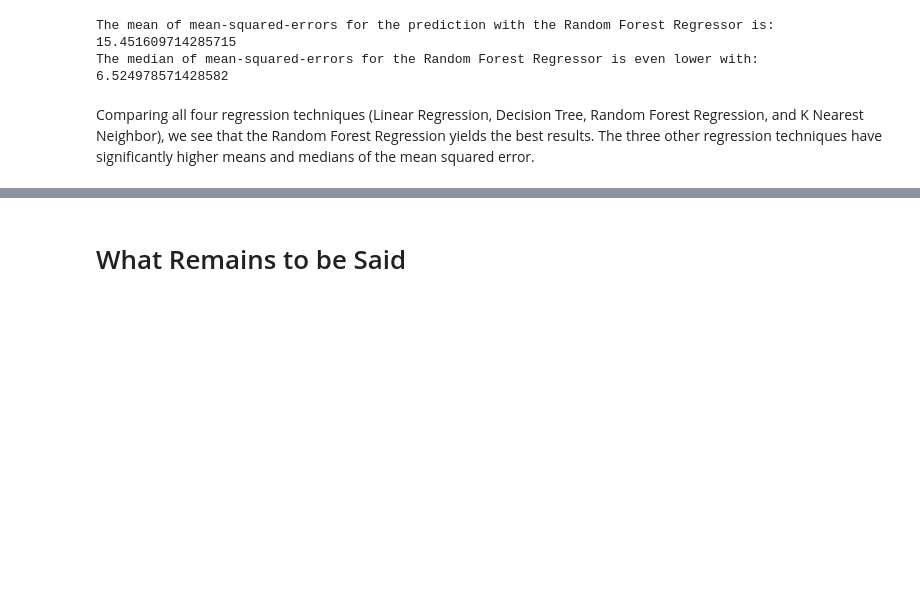
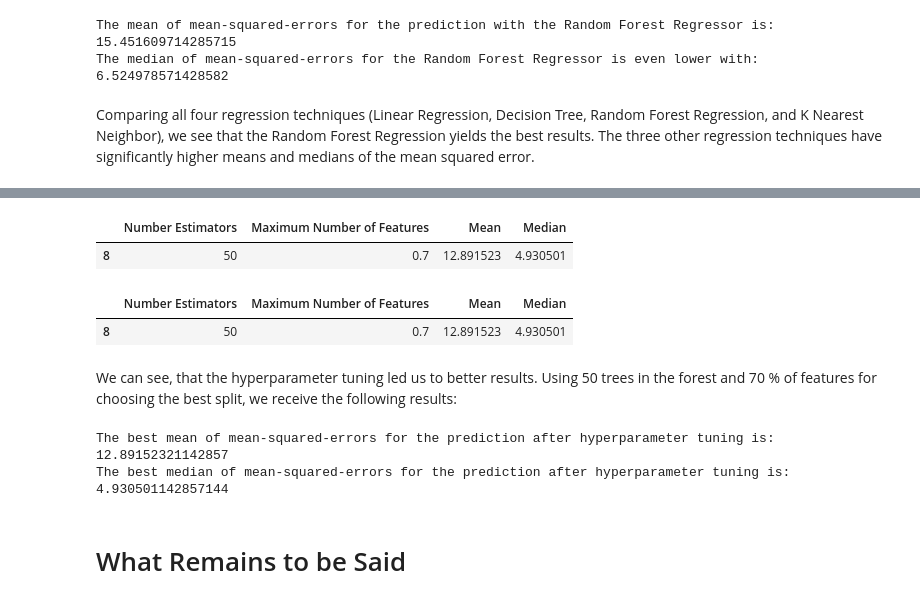
Before and after one commit to felineR/electricVehicleConsumptionAnalysis, a Jupyter notebook: Battery_and_Heating_Analysis.ipynb, the cells around one changed output, grey strips where cells are left out. Drawn from its saved outputs; the diff is of its cells as text; code cells hidden in the pictures; blank space fills up the shorter version.

Commit message:
Including Hyperparameter Tuning

```diff
--- a/Battery_and_Heating_Analysis.ipynb
+++ b/Battery_and_Heating_Analysis.ipynb
@@ -561,0 +570,17 @@ Comparing all four regression techniques (Linear Regression, Decision Tree, Rand
+# %%
+number_of_estimators = [10,30,50,70]
+maximum_number_of_features = [float(0.7),float(0.8),float(0.9),float(1.0)]
+
+hyp_tuning_results = []
+
+for e in range(0, len(number_of_estimators)):
+    for f in range(0, len(maximum_number_of_features)):
+
+        print('Calculating | Number of estimators: ', number_of_estimators[e],
+              ' Maximum Number of Features: ', maximum_number_of_features[f]*100, '%')
+
+        rfr = RandomForestRegressor(n_estimators=number_of_estimators[e], max_features=maximum_number_of_features[f])
+        mse = predicting_soc_diff (X_variables, y_variable, rfr, plot=False)
+
+        hyp_tuning_results.append((number_of_estimators[e], maximum_number_of_features[f],
+                                   np.mean(mse), np.median(mse)))
@@ -562,3 +604,26 @@ Comparing all four regression techniques (Linear Regression, Decision Tree, Rand
+# %%
+hyp_tuning_results_df = pd.DataFrame(hyp_tuning_results,
+                                     columns=['Number Estimators', 'Maximum Number of Features', 'Mean', 'Median'])
+# %%
+hyp_tuning_results_df[hyp_tuning_results_df['Mean'] == hyp_tuning_results_df['Mean'].min()]
+# %% [output]
+|  | Number Estimators | Maximum Number of Features | Mean | Median |
+| 8 | 50 | 0.7 | 12.891523 | 4.930501 |
+# %%
+hyp_tuning_results_df[hyp_tuning_results_df['Median'] == hyp_tuning_results_df['Median'].min()]
+# %% [output]
+|  | Number Estimators | Maximum Number of Features | Mean | Median |
+| 8 | 50 | 0.7 | 12.891523 | 4.930501 |
+# %% [markdown]
+We can see, that the hyperparameter tuning led us to better results. Using 50 trees in the forest and 70 % of features for choosing the best split, we receive the following results:
+# %%
+print('The best mean of mean-squared-errors for the prediction after hyperparameter tuning is: ',
+      hyp_tuning_results_df['Mean'].min())
+print('The best median of mean-squared-errors for the prediction after hyperparameter tuning is: ',
+      hyp_tuning_results_df['Median'].min())
+# %% [output]
+The best mean of mean-squared-errors for the prediction after hyperparameter tuning is:  12.89152321142857
+The best median of mean-squared-errors for the prediction after hyperparameter tuning is:  4.930501142857144
 # %% [markdown]
 # What Remains to be Said
 # %% [markdown]
```
Also changed, not shown: parts of 5 cells of this notebook.
